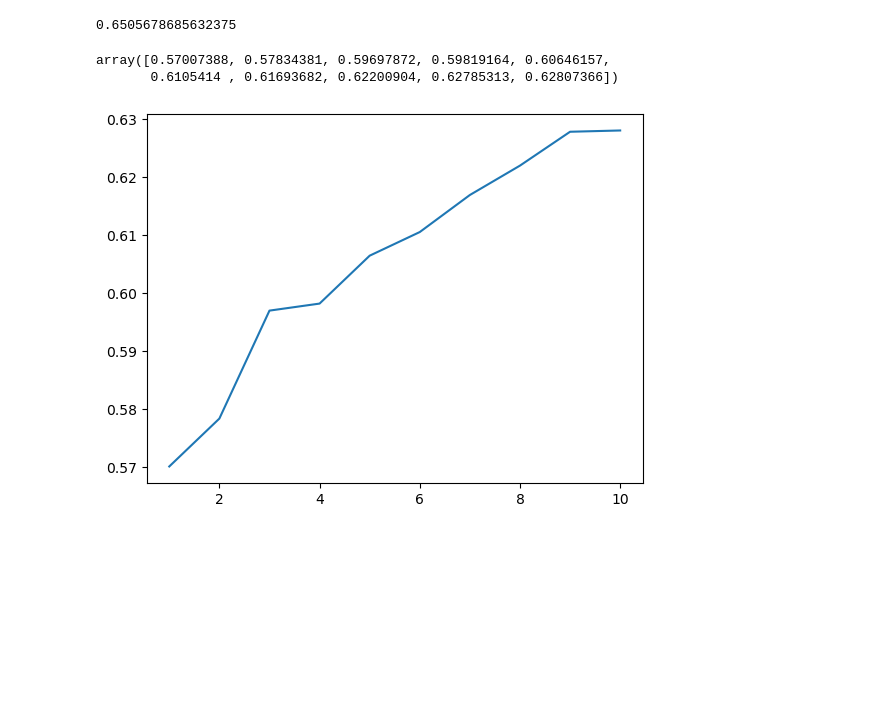
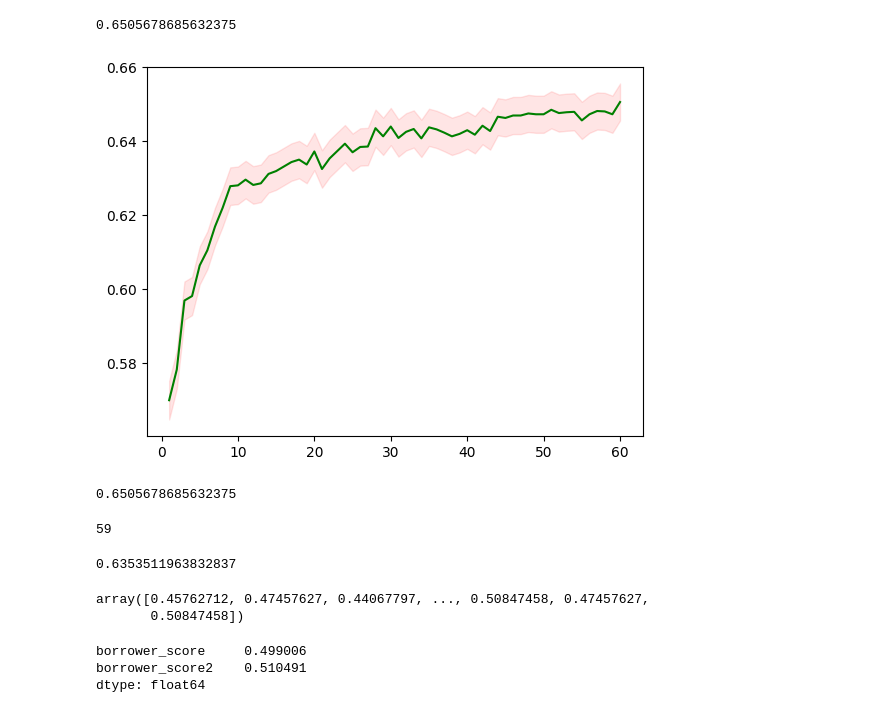
Before and after one commit to MPC139/AI, a Jupyter notebook: Machine Learning with Python/Classification/KNN/KNN_practice_2.ipynb, the cells around one changed output. Saved outputs shown, nothing was run; the diff lists cells and outputs as text; code cells hidden in the pictures; blank space fills up the shorter version.

```diff
--- a/Machine Learning with Python/Classification/KNN/KNN_practice_2.ipynb
+++ b/Machine Learning with Python/Classification/KNN/KNN_practice_2.ipynb
@@ -160,20 +156,30 @@ metrics.accuracy_score(y_test,y_hat)
 # %% [output]
 0.6505678685632375
 # %%
-Ks = 10
+Ks = 60
 mean_array = np.zeros((Ks))
+std_array = np.zeros((Ks))
 for n in range(1,Ks+1):
     knn = KNeighborsClassifier(n_neighbors=n)
     knn.fit(X_train,y_train)
     y_hat = knn.predict(X_test)
-    mean_array[n - 1] = metrics.accuracy_score(y_test,y_hat)
+    mean_array[n-1] = metrics.accuracy_score(y_test,y_hat)
+    std_array[n-1] = np.std(y_test == y_hat) / np.sqrt(y_test.shape[0])
+# %%
+plt.plot(range(1,Ks+1),mean_array,'green')
+plt.fill_between(range(1,Ks+1), mean_array - 1 * std_array,mean_array + 1 * std_array, alpha = 0.1, color = 'red')
+plt.show()
+# %% [output]
+[figure, added]
 # %%
-mean_array
+mean_array.max()
 # %% [output]
-array([0.57007388, 0.57834381, 0.59697872, 0.59819164, 0.60646157,
-       0.6105414 , 0.61693682, 0.62200904, 0.62785313, 0.62807366])
+0.6505678685632375
-# %%
-plt.plot(range(1,Ks+1),mean_array)
-plt.show()
-# %% [output]
-[figure, removed]
+# %%
+mean_array.argmax()
+# %% [output]
+59
+# %%
+mean_array[21]
+# %% [output]
+0.6353511963832837
@@ -179,0 +192,5 @@ plt.show()
+# %%
+y_hat_prob[:,1]
+# %% [output]
+array([0.45762712, 0.47457627, 0.44067797, ..., 0.50847458, 0.47457627,
+       0.50847458])
@@ -179,0 +199,6 @@ plt.show()
+# %%
+df[['borrower_score','borrower_score2']].mean()
+# %% [output]
+borrower_score     0.499006
+borrower_score2    0.510491
+dtype: float64
```
Also changed, not shown: parts of 11 cells of this notebook, 2 other files.
